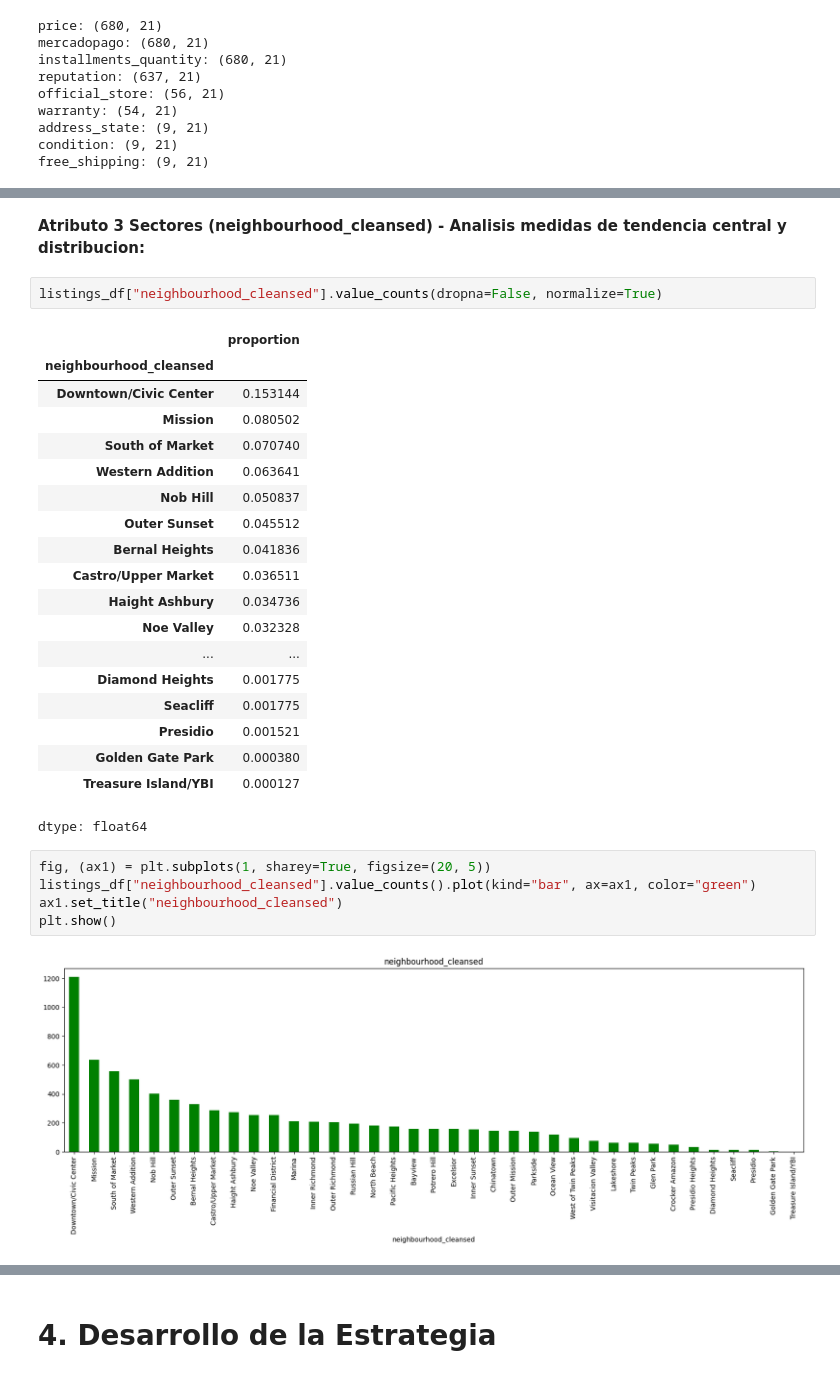
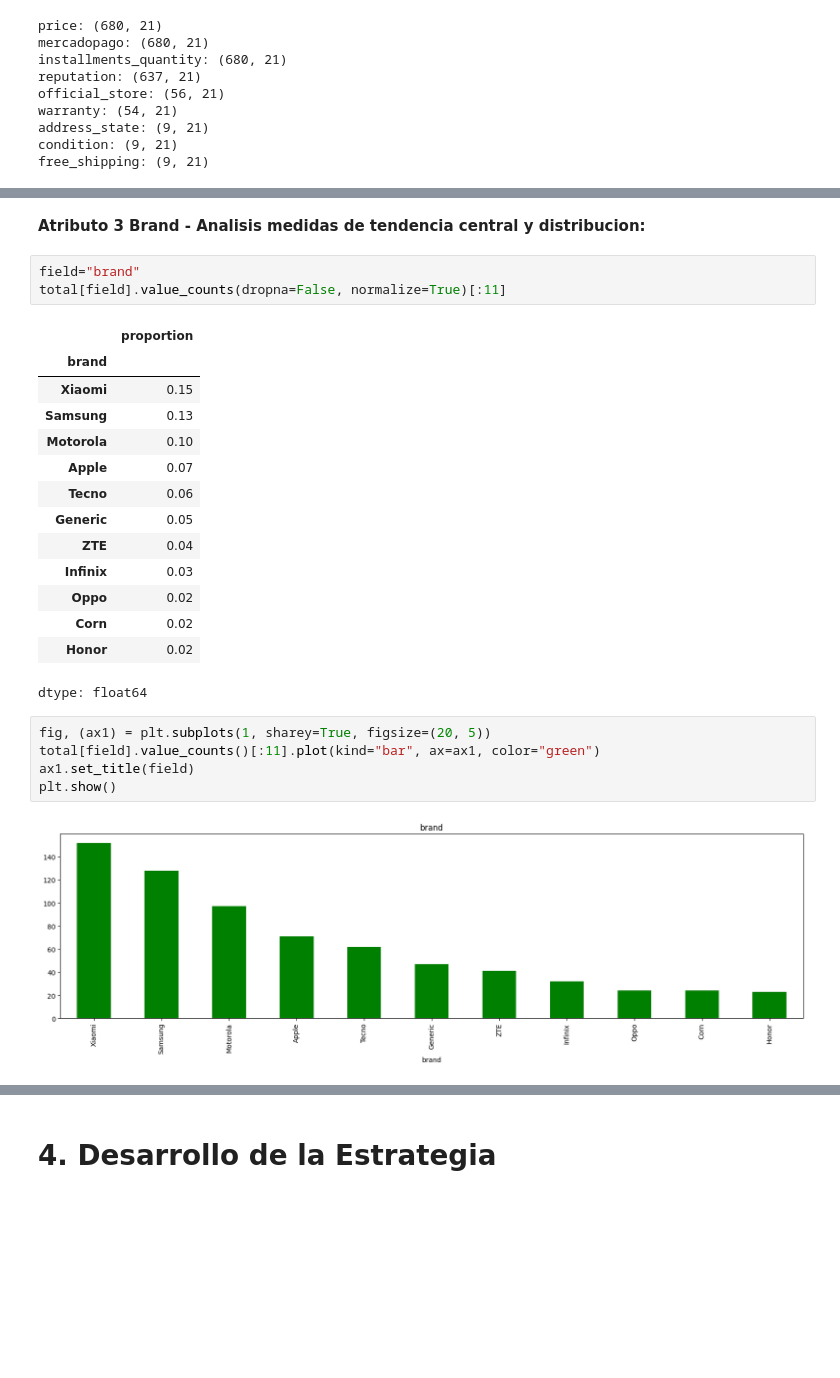
Before and after one commit to amrios80/eda-jobs, a Jupyter notebook: parcial1/parcial1.ipynb, the cells around one changed output, grey strips where cells are left out. Cells and saved outputs as stored; diff of their text form; blank space fills up the shorter version.

```diff
--- a/parcial1/parcial1.ipynb
+++ b/parcial1/parcial1.ipynb
@@ -400,32 +412,28 @@ plt.plot()
 # %% [markdown]
-**Atributo 3 Sectores (neighbourhood_cleansed) - Analisis medidas de tendencia central y distribucion:**
+**Atributo 3 Brand - Analisis medidas de tendencia central y distribucion:**
 # %%
-listings_df["neighbourhood_cleansed"].value_counts(dropna=False, normalize=True)
+field="brand"
+total[field].value_counts(dropna=False, normalize=True)[:11]
 # %% [output]
 |  | proportion |
-| neighbourhood_cleansed |  |
-| Downtown/Civic Center | 0.153144 |
-| Mission | 0.080502 |
-| South of Market | 0.070740 |
-| Western Addition | 0.063641 |
-| Nob Hill | 0.050837 |
-| Outer Sunset | 0.045512 |
-| Bernal Heights | 0.041836 |
-| Castro/Upper Market | 0.036511 |
-| Haight Ashbury | 0.034736 |
-| Noe Valley | 0.032328 |
-| ... | ... |
-| Diamond Heights | 0.001775 |
-| Seacliff | 0.001775 |
-| Presidio | 0.001521 |
-| Golden Gate Park | 0.000380 |
-| Treasure Island/YBI | 0.000127 |
+| brand |  |
+| Xiaomi | 0.15 |
+| Samsung | 0.13 |
+| Motorola | 0.10 |
+| Apple | 0.07 |
+| Tecno | 0.06 |
+| Generic | 0.05 |
+| ZTE | 0.04 |
+| Infinix | 0.03 |
+| Oppo | 0.02 |
+| Corn | 0.02 |
+| Honor | 0.02 |
 dtype: float64
 # %%
 fig, (ax1) = plt.subplots(1, sharey=True, figsize=(20, 5))
-listings_df["neighbourhood_cleansed"].value_counts().plot(kind="bar", ax=ax1, color="green")
-ax1.set_title("neighbourhood_cleansed")
+total[field].value_counts()[:11].plot(kind="bar", ax=ax1, color="green")
+ax1.set_title(field)
 plt.show()
 # %% [output]
-[figure, old version]
+[figure, new version]
 # %% [markdown]
```
Also changed, not shown: parts of 15 cells of this notebook.
